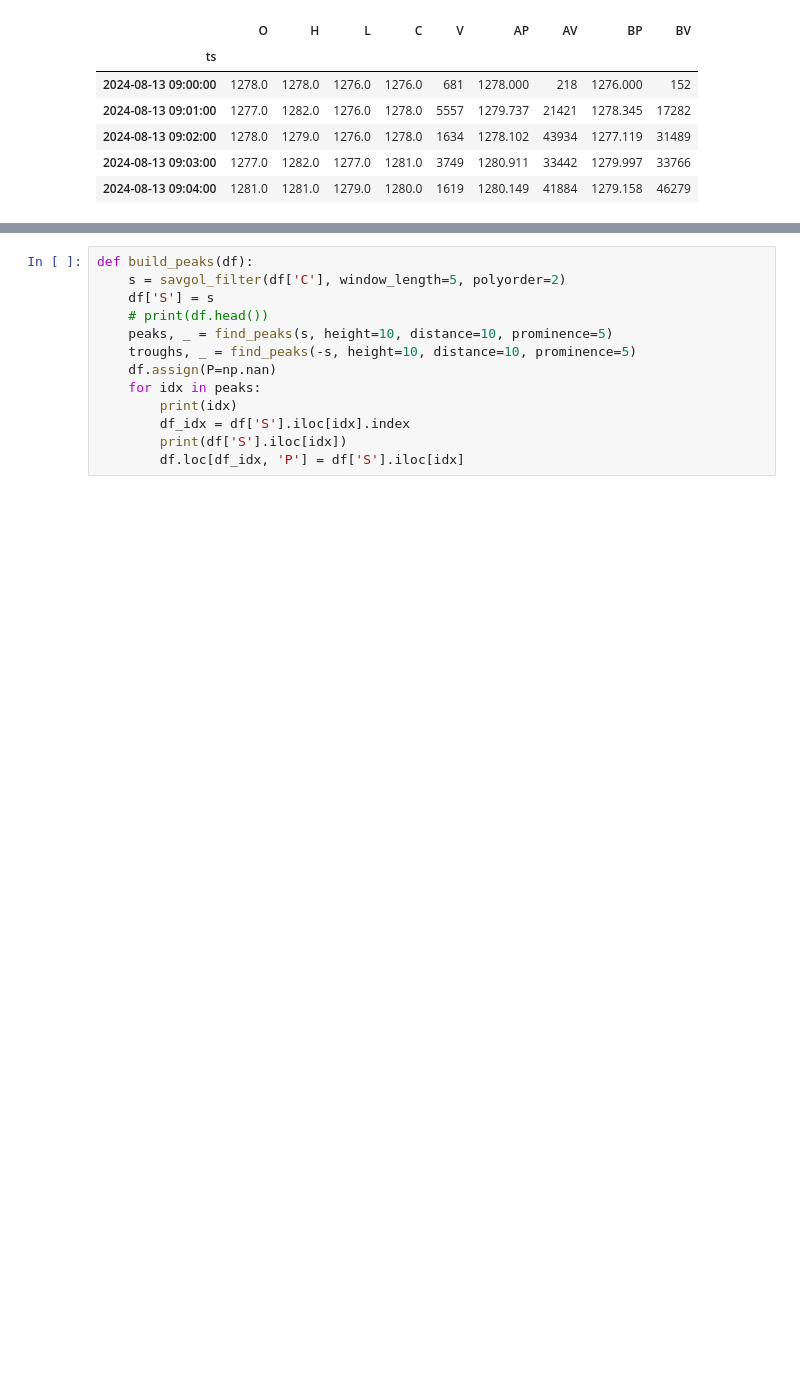
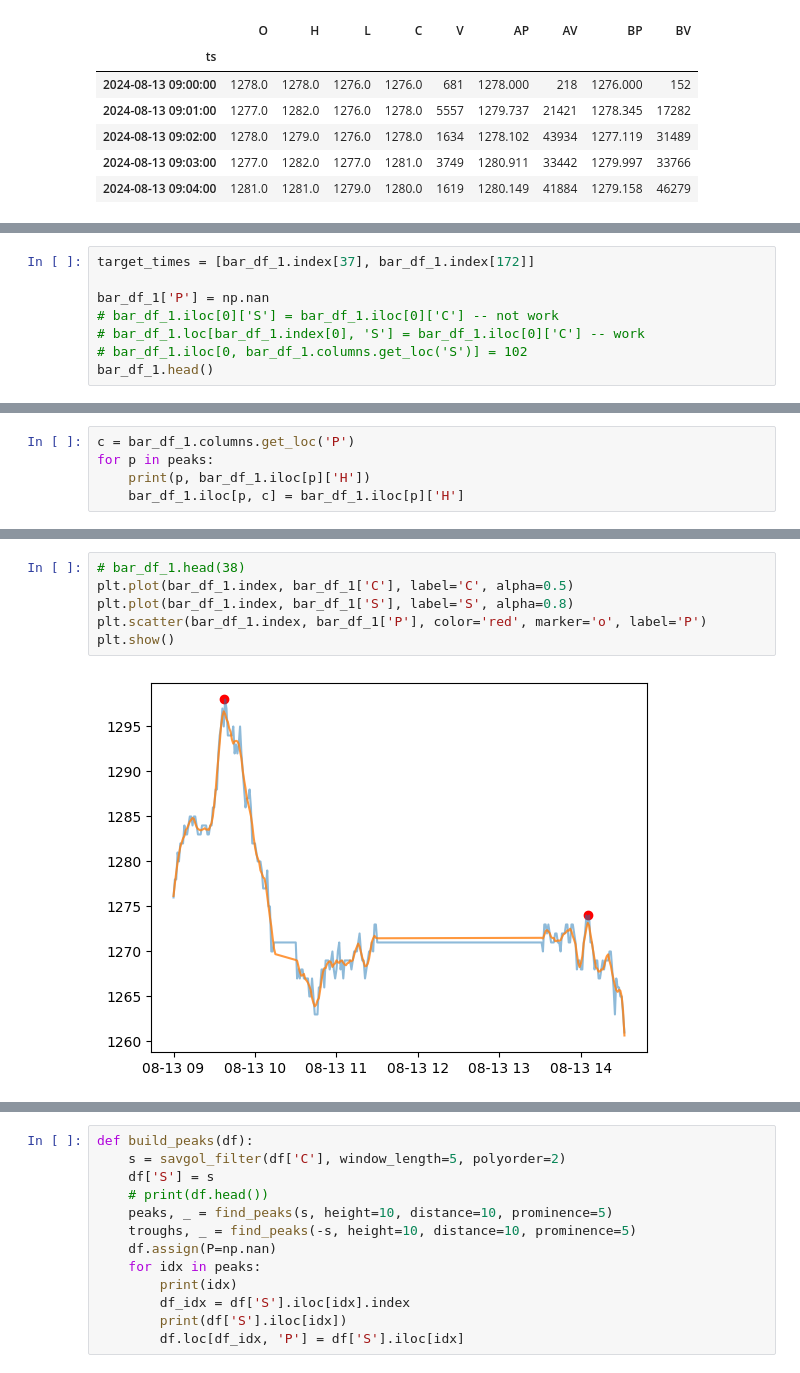
Before and after one commit to kylindai/qt, a Jupyter notebook: miaowa/find_peaks-02.ipynb, the cells around one changed output, grey strips where cells are left out. Saved outputs shown, nothing was run; the diff lists cells and outputs as text; blank space fills up the shorter version.

```diff
--- a/miaowa/find_peaks-02.ipynb
+++ b/miaowa/find_peaks-02.ipynb
@@ -35,0 +63,8 @@ bar_df_1['S'] = s_close
+# %%
+target_times = [bar_df_1.index[37], bar_df_1.index[172]]
+
+bar_df_1['P'] = np.nan
+# bar_df_1.iloc[0]['S'] = bar_df_1.iloc[0]['C'] -- not work
+# bar_df_1.loc[bar_df_1.index[0], 'S'] = bar_df_1.iloc[0]['C'] -- work
+# bar_df_1.iloc[0, bar_df_1.columns.get_loc('S')] = 102
+bar_df_1.head()
@@ -35,0 +79,5 @@ bar_df_1['S'] = s_close
+# %%
+c = bar_df_1.columns.get_loc('P')
+for p in peaks:
+    print(p, bar_df_1.iloc[p]['H'])
+    bar_df_1.iloc[p, c] = bar_df_1.iloc[p]['H']
@@ -35,0 +97,8 @@ bar_df_1['S'] = s_close
+# %%
+# bar_df_1.head(38)
+plt.plot(bar_df_1.index, bar_df_1['C'], label='C', alpha=0.5)
+plt.plot(bar_df_1.index, bar_df_1['S'], label='S', alpha=0.8)
+plt.scatter(bar_df_1.index, bar_df_1['P'], color='red', marker='o', label='P')
+plt.show()
+# %% [output]
+[figure, added]
```
Also changed, not shown: parts of 11 cells of this notebook, 1 other file.
